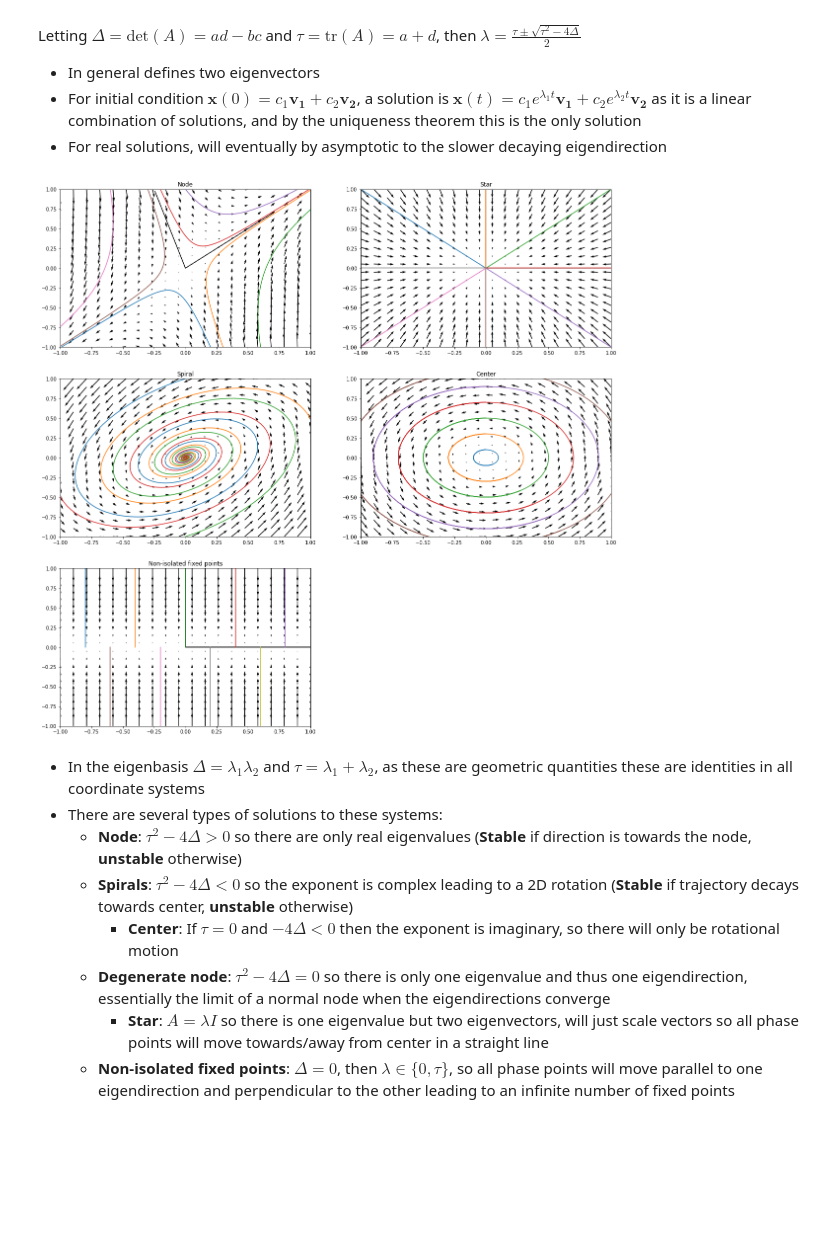
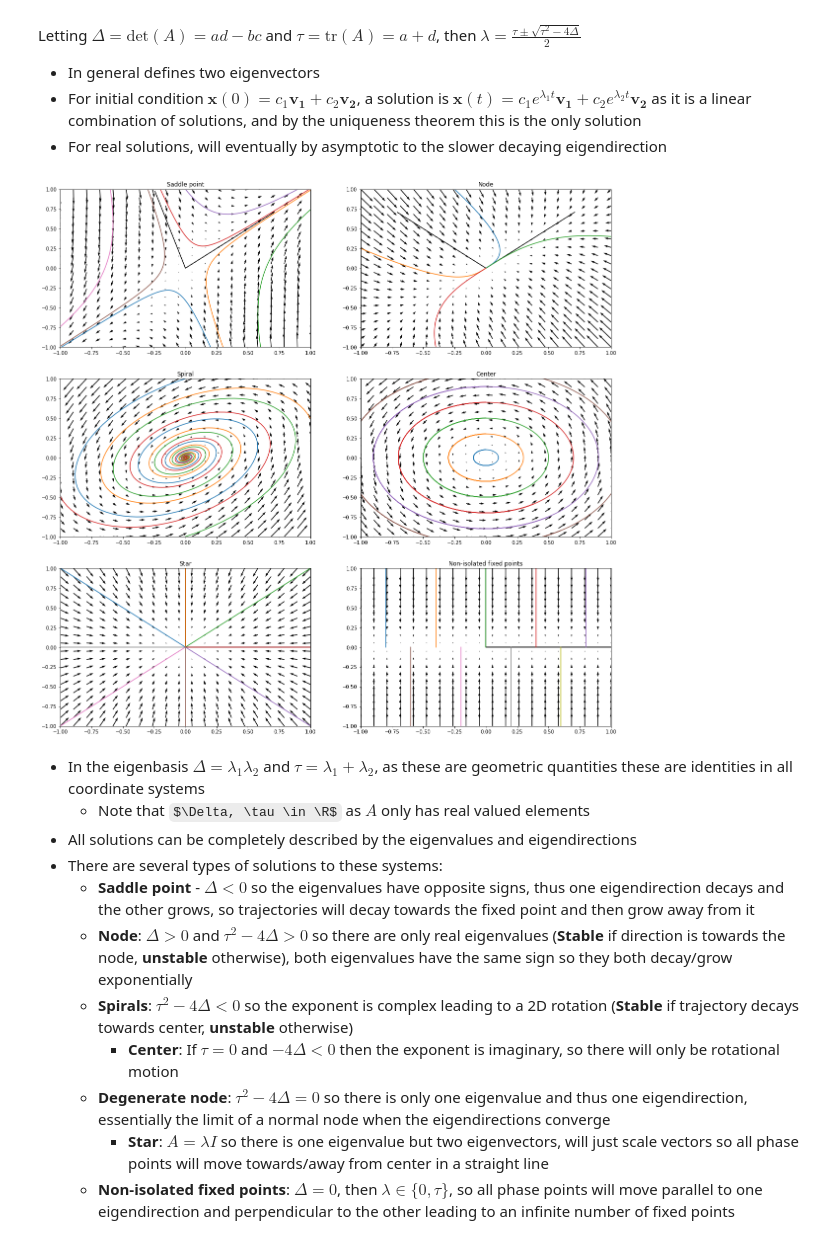
Before and after one commit to NRoboto/book-nonlinear-dynamics-chaos, a Jupyter notebook: 5-linear-systems.ipynb, the cells around one changed output. Cells and saved outputs as stored; diff of their text form; code cells hidden in the pictures; some formulas as TeX source; blank space fills up the shorter version.

Commit message:
Add saddle point to 2d plots
Also add some extra explanations

```diff
--- a/5-linear-systems.ipynb
+++ b/5-linear-systems.ipynb
@@ -48,10 +48,11 @@ Letting $\Delta = \text{det}(A) = ad - bc$ and $\tau = \text{tr}(A) = a + d$, th
 - For real solutions, will eventually by asymptotic to the slower decaying eigendirection
 # %%
 As = [
-  (np.array([[1, 1], [4, -2]]), "Node", [[0.2, -1], [0.3, -1], [0.6, -1], [-0.2, 1], [0, 1], [-0.3, 1], [-0.6, 1]]),
-  (np.array([[-1, 0], [0, -1]]), "Star", [[-1, 1], [0, 1], [1, 1], [1, 0], [1, -1], [0, -1], [-1, -1], [-1, 0]]),
+  (np.array([[1, 1], [4, -2]]), "Saddle point", [[0.2, -1], [0.3, -1], [0.6, -1], [-0.2, 1], [0, 1], [-0.3, 1], [-0.6, 1]]),
+  (np.array([[-2, 1], [1, -2]]), "Node", [[-0.25, 1], [-1, 0.25], [1, 0.4], [-0.4, -1]]),
   (np.array([[1, -4], [4, -2]]), "Spiral", [[0, 1], [1, 0], [0, -1], [-1, 0]]),
   (np.array([[0, -1], [1, 0]]), "Center", [[0, 0.1], [0, 0.3], [0, 0.5], [0, 0.7], [0, 0.9], [0, 1.1]]),
+  (np.array([[-1, 0], [0, -1]]), "Star", [[-1, 1], [0, 1], [1, 1], [1, 0], [1, -1], [0, -1], [-1, -1], [-1, 0]]),
   (np.array([[0, 0], [0, -1]]), "Non-isolated fixed points", [[-0.8, 1], [-0.4, 1], [-0, 1], [0.4, 1], [0.8, 1], [-0.6, -1], [-0.2, -1], [0.2, -1], [0.6, -1]]),
 ]
 
@@ -62,38 +63,41 @@ def get_eigenbasis_transform_matrix(egvec1, egvec2):
   return np.array([[egvec2[1], -egvec2[0]], [-egvec1[1], egvec1[0]]]) / (egvec1[0] * egvec2[1] - egvec1[1] * egvec2[0])
 
 def transform_to_eigenbasis(v, R):
   return np.dot(R, v)
 
 def transform_from_eigenbasis(v, R):
   return np.dot(np.linalg.inv(R), v)
 
 for idx, (A, title, trajectory_initial_coords) in enumerate(As, start=1):
   (egval1, egval2), egvecs = linalg.eig(A)
   egvec1, egvec2 = egvecs.T
   R = get_eigenbasis_transform_matrix(egvec1, egvec2)
 
   U, V = np.array([np.dot(np.linalg.inv(R), np.array([egval1, egval2]).T * np.dot(R, [x, y])) for y in coords for x in coords]).reshape([-1, 2]).T
 
   plt.subplot(3, 2, idx)
   plt.title(title)
   plt.gca().set_xlim([-1, 1])
   plt.gca().set_ylim([-1, 1])
 
   plt.quiver(X, Y, U, V)
 
   for v0 in trajectory_initial_coords:
     vs = np.array([transform_from_eigenbasis(transform_to_eigenbasis(v0, R) * [np.exp(egval1 * t), np.exp(egval2 * t)], R).real for t in np.linspace(0, 10, 500)])
     plt.plot(vs[:, 0], vs[:, 1])
 
   if(all(egvec1.imag == 0) and all(egvec2.imag == 0)):
     plt.arrow(0, 0, egvec1[0], egvec1[1])
     plt.arrow(0, 0, egvec2[0], egvec2[1])
 # %% [output]
-[figure, old version]
+[figure, new version]
 # %% [markdown]
 - In the eigenbasis $\Delta = \lambda_1\lambda_2$ and $\tau = \lambda_1 + \lambda_2$, as these are geometric quantities these are identities in all coordinate systems
+  - Note that $\Delta, \tau \in \R$ as $A$ only has real valued elements
+- All solutions can be completely described by the eigenvalues and eigendirections
 - There are several types of solutions to these systems:
-  - **Node**: $\tau^2 - 4\Delta > 0$ so there are only real eigenvalues (**Stable** if direction is towards the node, **unstable** otherwise)
+  - **Saddle point** - $\Delta < 0$ so the eigenvalues have opposite signs, thus one eigendirection decays and the other grows, so trajectories will decay towards the fixed point and then grow away from it
+  - **Node**: $\Delta > 0$ and $\tau^2 - 4\Delta > 0$ so there are only real eigenvalues (**Stable** if direction is towards the node, **unstable** otherwise), both eigenvalues have the same sign so they both decay/grow exponentially
   - **Spirals**: $\tau^2 - 4\Delta < 0$ so the exponent is complex leading to a 2D rotation (**Stable** if trajectory decays towards center, **unstable** otherwise)
     - **Center**: If $\tau = 0$ and $-4\Delta < 0$ then the exponent is imaginary, so there will only be rotational motion
   - **Degenerate node**: $\tau^2 - 4\Delta = 0$ so there is only one eigenvalue and thus one eigendirection, essentially the limit of a normal node when the eigendirections converge
```
Also changed, not shown: parts of 1 cell of this notebook, 1 other file.
